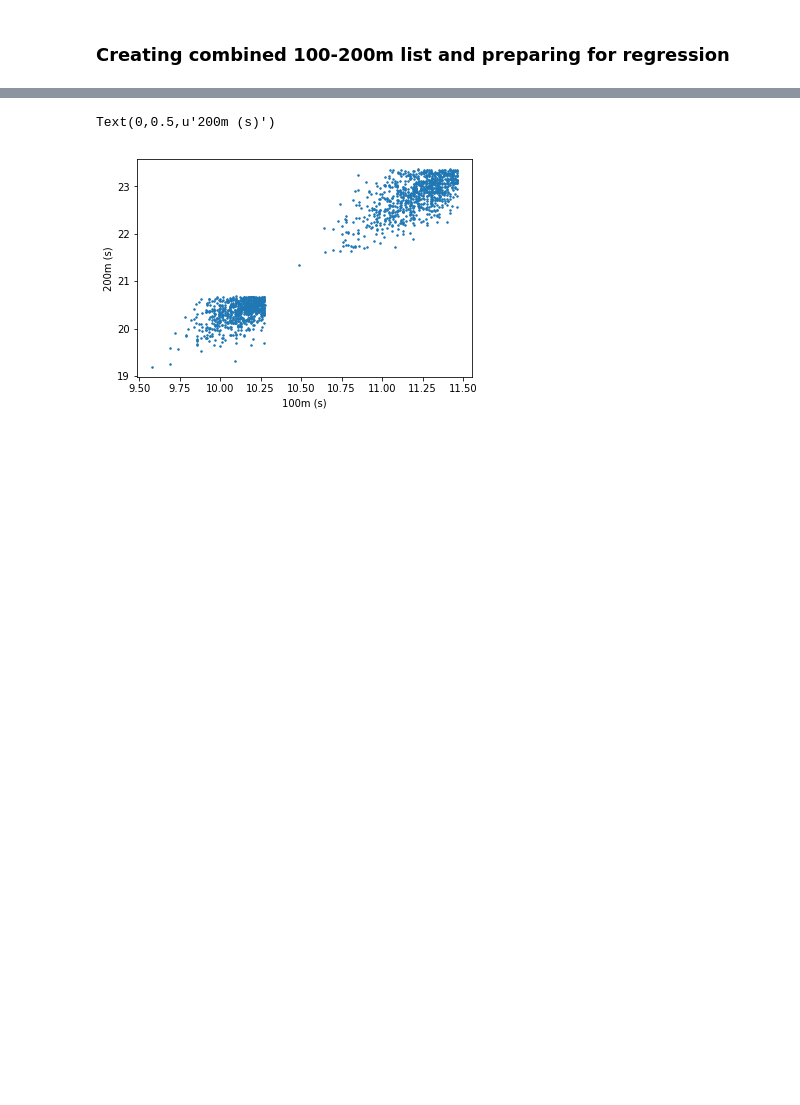
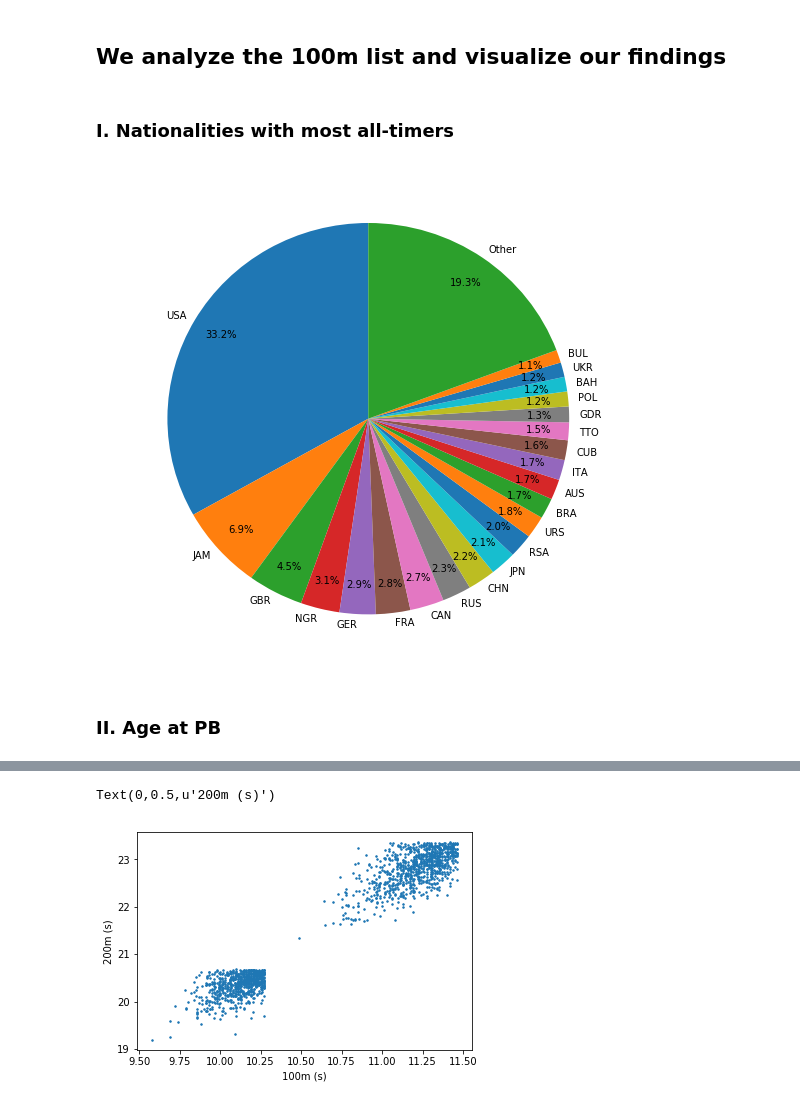
Before and after one commit to rmondini/trackandfield, a Jupyter notebook: mensprint.ipynb, the cells around one changed output, grey strips where cells are left out. Cells and saved outputs as stored; diff of their text form; code cells hidden in the pictures; blank space fills up the shorter version.

Commit message:
implementation of some data analysis: nationalities, age at PB

```diff
--- a/mensprint.ipynb
+++ b/mensprint.ipynb
@@ -159,5 +163,24 @@ df2=pd.DataFrame(Dict2)
 # changing header name
 df1.rename(columns={'Mark':'100m'}, inplace=True)
 df2.rename(columns={'Mark':'200m'}, inplace=True)
-# %% [markdown]
-### Creating combined 100-200m list and preparing for regression ###
+# %% [markdown]
+## We analyze the 100m list and visualize our findings ##
+# %% [markdown]
+### I. Nationalities with most all-timers ####
+# %%
+# create ranking
+df1natcount=df1['Nat'].value_counts()
+df1natcount_above=df1natcount[df1natcount>=30]
+df1natcount_below=pd.Series([len(df1.index)-df1natcount_above.sum()],index=['Other'])
+df1natcount_final=df1natcount_above.append(df1natcount_below)
+
+# plot
+plt.figure(figsize=(9,9))
+df1natcount_final.plot(kind='pie', autopct='%1.1f%%', pctdistance=0.85, labeldistance=1.05, startangle=90, shadow=False, legend = False, fontsize=10)
+
+plt.axis('off')
+plt.show()
+# %% [output]
+[figure, added]
+# %% [markdown]
+### II. Age at PB ###
```
Also changed, not shown: parts of 17 cells of this notebook.
